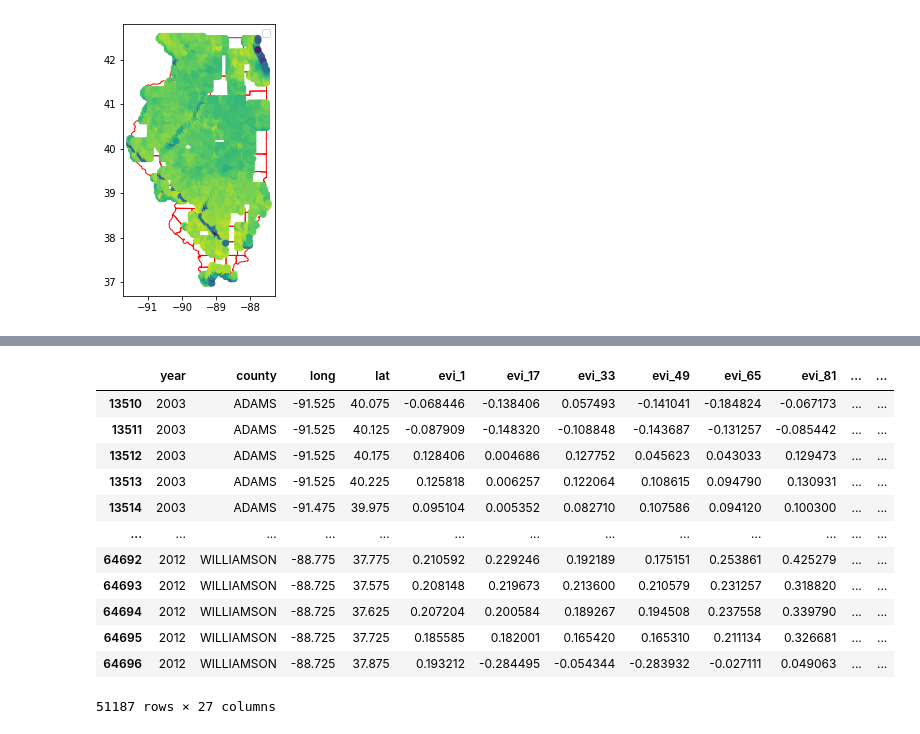
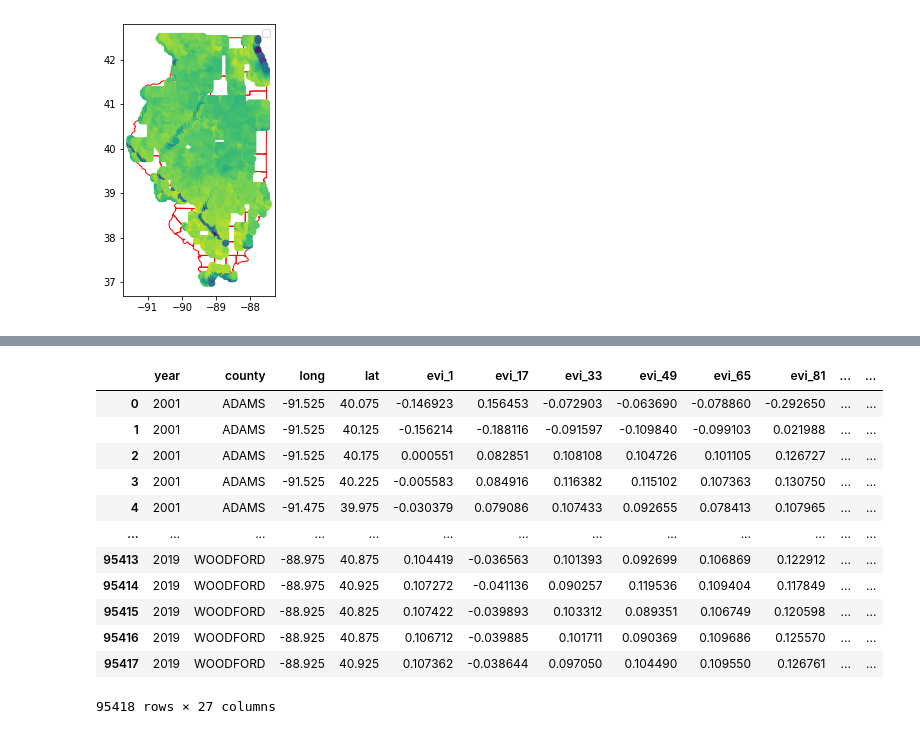
Before and after one commit to dominikrys/icdss-hackathon-2021, a Jupyter notebook: data/crops_yield/AI Hack - Crop Yield Challenge.ipynb, the cells around one changed output, grey strips where cells are left out. Saved outputs shown, nothing was run; the diff lists cells and outputs as text; code cells hidden in the pictures.

Commit message:
More dataframe stuff

```diff
--- a/data/crops_yield/AI Hack - Crop Yield Challenge.ipynb
+++ b/data/crops_yield/AI Hack - Crop Yield Challenge.ipynb
@@ -77,17 +119,18 @@ yield_crop = yield_crop[(yield_crop["year"] > 2002)&(yield_crop["year"] < 2013)]
 # %%
 vegetation = pd.read_csv("crops_yield/EVI_stacked.csv")
-vegetation = vegetation[(vegetation["year"]>2002)&(vegetation["year"]<2013)]
+vegetation = vegetation[(vegetation["year"]>1990)&(vegetation["year"]<2020)]
+vegetation
 # %% [output]
 |  | year | county | long | lat | evi_1 | evi_17 | evi_33 | evi_49 | evi_65 | evi_81 | ... | ... |
-| 13510 | 2003 | ADAMS | -91.525 | 40.075 | -0.068446 | -0.138406 | 0.057493 | -0.141041 | -0.184824 | -0.067173 | ... | ... |
-| 13511 | 2003 | ADAMS | -91.525 | 40.125 | -0.087909 | -0.148320 | -0.108848 | -0.143687 | -0.131257 | -0.085442 | ... | ... |
-| 13512 | 2003 | ADAMS | -91.525 | 40.175 | 0.128406 | 0.004686 | 0.127752 | 0.045623 | 0.043033 | 0.129473 | ... | ... |
-| 13513 | 2003 | ADAMS | -91.525 | 40.225 | 0.125818 | 0.006257 | 0.122064 | 0.108615 | 0.094790 | 0.130931 | ... | ... |
-| 13514 | 2003 | ADAMS | -91.475 | 39.975 | 0.095104 | 0.005352 | 0.082710 | 0.107586 | 0.094120 | 0.100300 | ... | ... |
+| 0 | 2001 | ADAMS | -91.525 | 40.075 | -0.146923 | 0.156453 | -0.072903 | -0.063690 | -0.078860 | -0.292650 | ... | ... |
+| 1 | 2001 | ADAMS | -91.525 | 40.125 | -0.156214 | -0.188116 | -0.091597 | -0.109840 | -0.099103 | 0.021988 | ... | ... |
+| 2 | 2001 | ADAMS | -91.525 | 40.175 | 0.000551 | 0.082851 | 0.108108 | 0.104726 | 0.101105 | 0.126727 | ... | ... |
+| 3 | 2001 | ADAMS | -91.525 | 40.225 | -0.005583 | 0.084916 | 0.116382 | 0.115102 | 0.107363 | 0.130750 | ... | ... |
+| 4 | 2001 | ADAMS | -91.475 | 39.975 | -0.030379 | 0.079086 | 0.107433 | 0.092655 | 0.078413 | 0.107965 | ... | ... |
 | ... | ... | ... | ... | ... | ... | ... | ... | ... | ... | ... | ... | ... |
-| 64692 | 2012 | WILLIAMSON | -88.775 | 37.775 | 0.210592 | 0.229246 | 0.192189 | 0.175151 | 0.253861 | 0.425279 | ... | ... |
-| 64693 | 2012 | WILLIAMSON | -88.725 | 37.575 | 0.208148 | 0.219673 | 0.213600 | 0.210579 | 0.231257 | 0.318820 | ... | ... |
-| 64694 | 2012 | WILLIAMSON | -88.725 | 37.625 | 0.207204 | 0.200584 | 0.189267 | 0.194508 | 0.237558 | 0.339790 | ... | ... |
-| 64695 | 2012 | WILLIAMSON | -88.725 | 37.725 | 0.185585 | 0.182001 | 0.165420 | 0.165310 | 0.211134 | 0.326681 | ... | ... |
-| 64696 | 2012 | WILLIAMSON | -88.725 | 37.875 | 0.193212 | -0.284495 | -0.054344 | -0.283932 | -0.027111 | 0.049063 | ... | ... |
+| 95413 | 2019 | WOODFORD | -88.975 | 40.875 | 0.104419 | -0.036563 | 0.101393 | 0.092699 | 0.106869 | 0.122912 | ... | ... |
+| 95414 | 2019 | WOODFORD | -88.975 | 40.925 | 0.107272 | -0.041136 | 0.090257 | 0.119536 | 0.109404 | 0.117849 | ... | ... |
+| 95415 | 2019 | WOODFORD | -88.925 | 40.825 | 0.107422 | -0.039893 | 0.103312 | 0.089351 | 0.106749 | 0.120598 | ... | ... |
+| 95416 | 2019 | WOODFORD | -88.925 | 40.875 | 0.106712 | -0.039885 | 0.101711 | 0.090369 | 0.109686 | 0.125570 | ... | ... |
+| 95417 | 2019 | WOODFORD | -88.925 | 40.925 | 0.107362 | -0.038644 | 0.097050 | 0.104490 | 0.109550 | 0.126761 | ... | ... |
-51187 rows × 27 columns
+95418 rows × 27 columns
```
Also changed, not shown: parts of 10 cells of this notebook.
